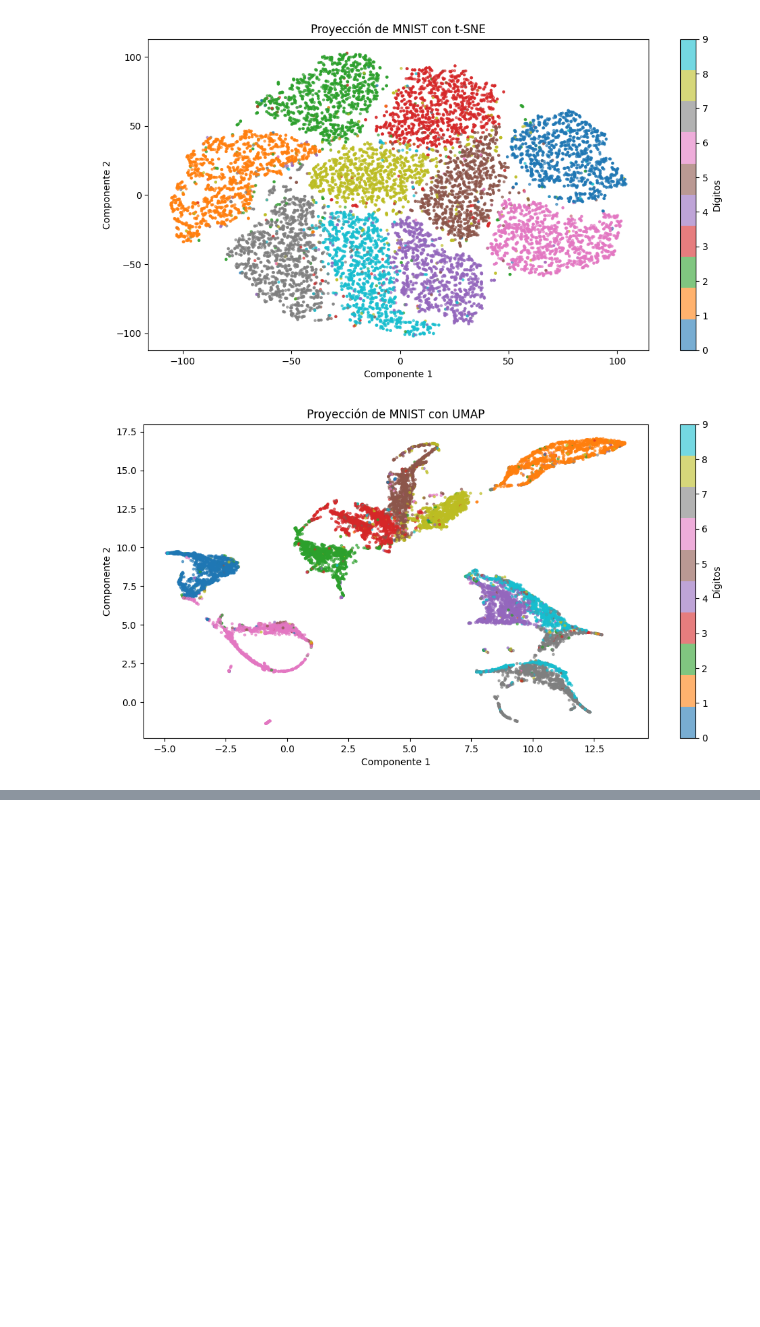
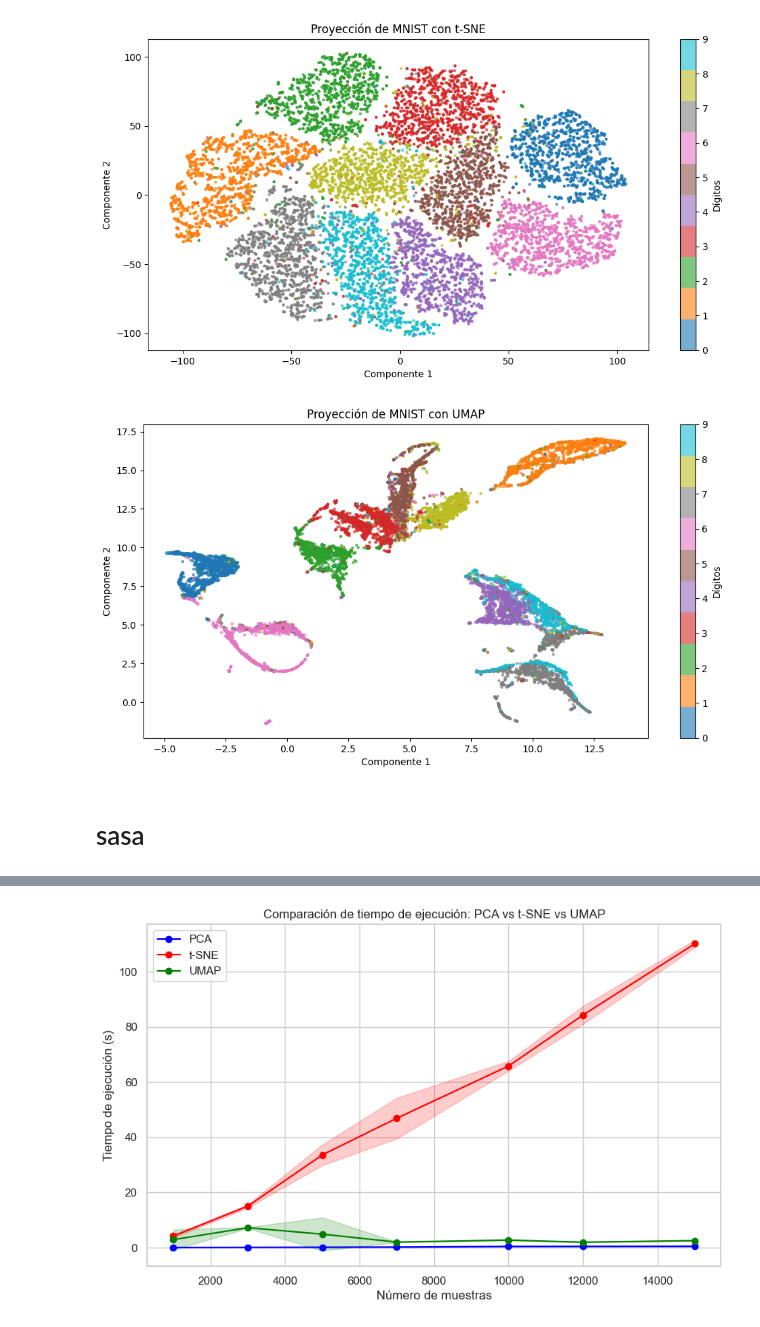
Before and after one commit to 38diego/TSNE, a Jupyter notebook: LabTsne.ipynb, the cells around one changed output, grey strips where cells are left out. Drawn from its saved outputs; the diff is of its cells as text; code cells hidden in the pictures; blank space fills up the shorter version.

Commit message:
modified:   LabTsne.ipynb 	new file:   PCA.png 	new file:   Tiempos.csv 	new file:   app.py

```diff
--- a/LabTsne.ipynb
+++ b/LabTsne.ipynb
@@ -119,3 +169,72 @@ plot_embedding(X_umap, y_subset, "Proyección de MNIST con UMAP")
 [figure]
 [figure]
 [figure]
+# %% [markdown]
+# sasa
+# %%
+import numpy as np
+import matplotlib.pyplot as plt
+import seaborn as sns
+import time
+from sklearn.decomposition import PCA
+from sklearn.manifold import TSNE
+from sklearn.preprocessing import StandardScaler
+import umap
+from sklearn.utils import shuffle
+from sklearn.datasets import fetch_openml
+
+# Cargar dataset MNIST
+data = fetch_openml('mnist_784', version=1, as_frame=False)
+X, y = data.data, data.target.astype(int)
+
+# Tamaños de muestra a probar
+sample_sizes = [1000, 3000, 5000, 7000, 10000, 12000, 15000]
+n_iter = 5  # Número de iteraciones por cada tamaño
+
+# Diccionario para almacenar tiempos
+time_results = {"PCA": [], "t-SNE": [], "UMAP": []}
+
+for n in sample_sizes:
+    pca_times, tsne_times, umap_times = [], [], []
+
+    for _ in range(n_iter):
+        X_subset, _ = shuffle(X, y, random_state=None, n_samples=n)
+
+        scaler = StandardScaler()
+        X_scaled = scaler.fit_transform(X_subset)
+
+        # PCA
+        start = time.time()
+        PCA(n_components=2).fit_transform(X_scaled)
+        pca_times.append(time.time() - start)
+
+        # t-SNE
+        start = time.time()
+        TSNE(n_components=2, perplexity=10).fit_transform(X_subset)
+        tsne_times.append(time.time() - start)
+
+        # UMAP
+        start = time.time()
+        umap.UMAP(n_components=2, min_dist=0.005,n_neighbors=10).fit_transform(X_subset)
+        umap_times.append(time.time() - start)
+
+    time_results["PCA"].append((np.mean(pca_times), np.std(pca_times)))
+    time_results["t-SNE"].append((np.mean(tsne_times), np.std(tsne_times)))
+    time_results["UMAP"].append((np.mean(umap_times), np.std(umap_times)))
+
+# Graficar resultados
+sns.set(style="whitegrid")
+plt.figure(figsize=(10, 6))
+
+for method, color in zip(["PCA", "t-SNE", "UMAP"], ["blue", "red", "green"]):
+    means, stds = zip(*time_results[method])
+    plt.plot(sample_sizes, means, label=method, color=color, marker='o')
+    plt.fill_between(sample_sizes, np.array(means) - np.array(stds), np.array(means) + np.array(stds),
+                     color=color, alpha=0.2)
+
+plt.xlabel("Número de muestras")
+plt.ylabel("Tiempo de ejecución (s)")
+plt.legend()
+plt.title("Comparación de tiempo de ejecución: PCA vs t-SNE vs UMAP")
+plt.show()
+# %% [output]
@@ -121,0 +255 @@ plot_embedding(X_umap, y_subset, "Proyección de MNIST con UMAP")
+[figure, added]
```
Also changed, not shown: parts of 8 cells of this notebook, 3 other files.
